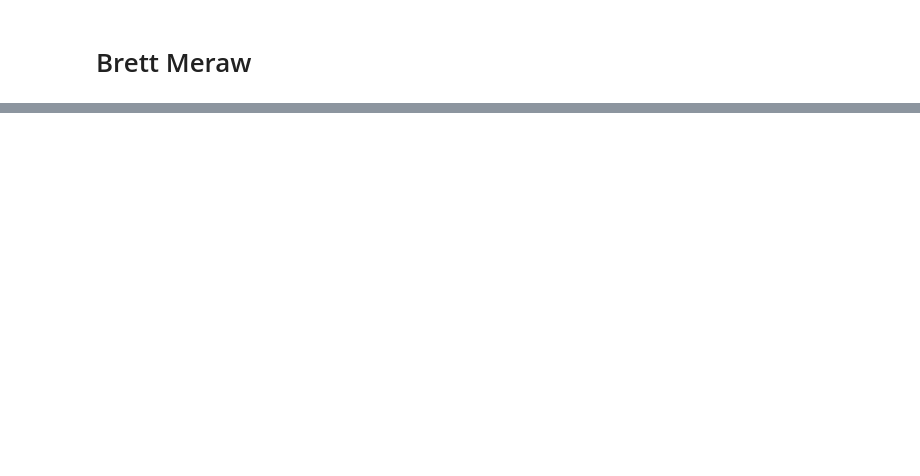
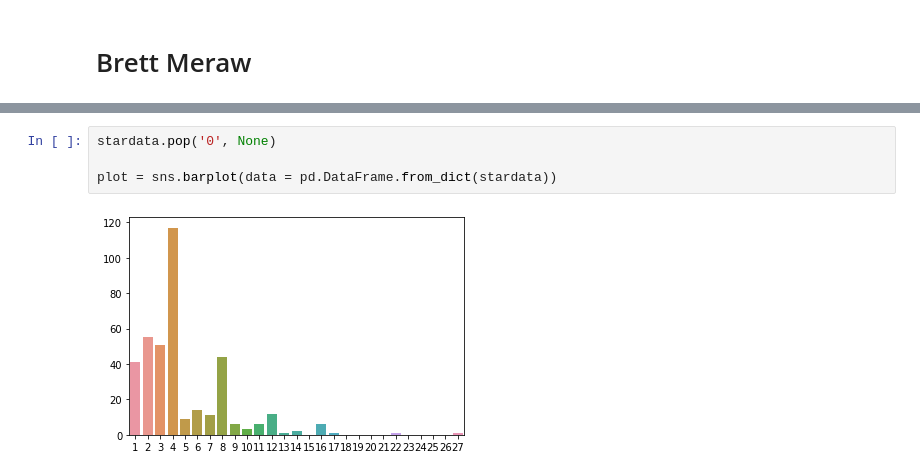
Before and after one commit to data301-2021-winter1/project-group69-project, a Jupyter notebook: notebooks/analysis2.ipynb, the cells around one changed output, grey strips where cells are left out. Drawn from its saved outputs; the diff is of its cells as text; blank space fills up the shorter version.

```diff
--- a/notebooks/analysis2.ipynb
+++ b/notebooks/analysis2.ipynb
@@ -42,0 +65,6 @@ Index(['cmc', 'color', 'name', 'set', 'tablerow', 'text', 'type', 'tags',
+# %%
+stardata.pop('0', None)
+
+plot = sns.barplot(data = pd.DataFrame.from_dict(stardata))
+# %% [output]
+[figure, added]
```
Also changed, not shown: parts of 13 cells of this notebook, 1 other file.
